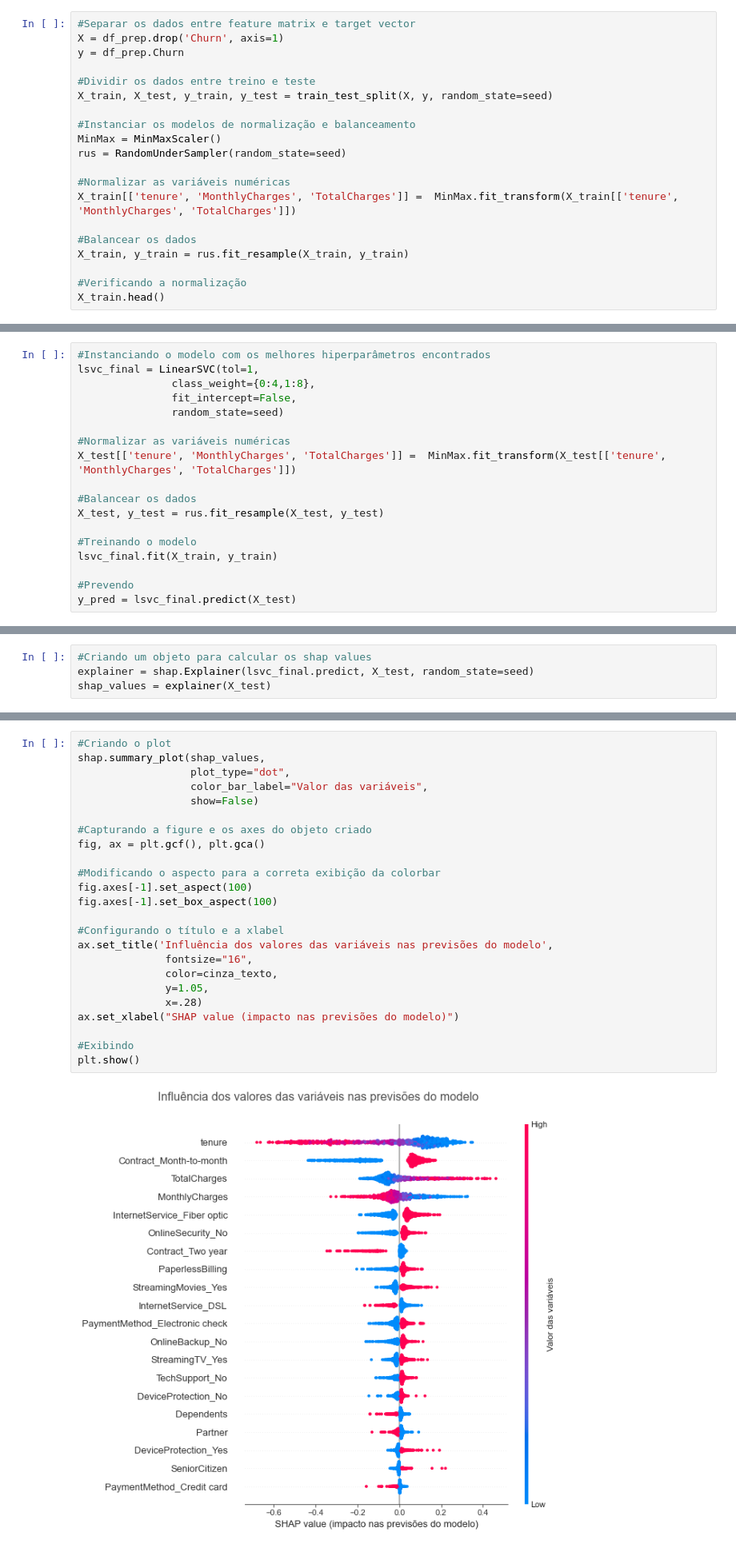
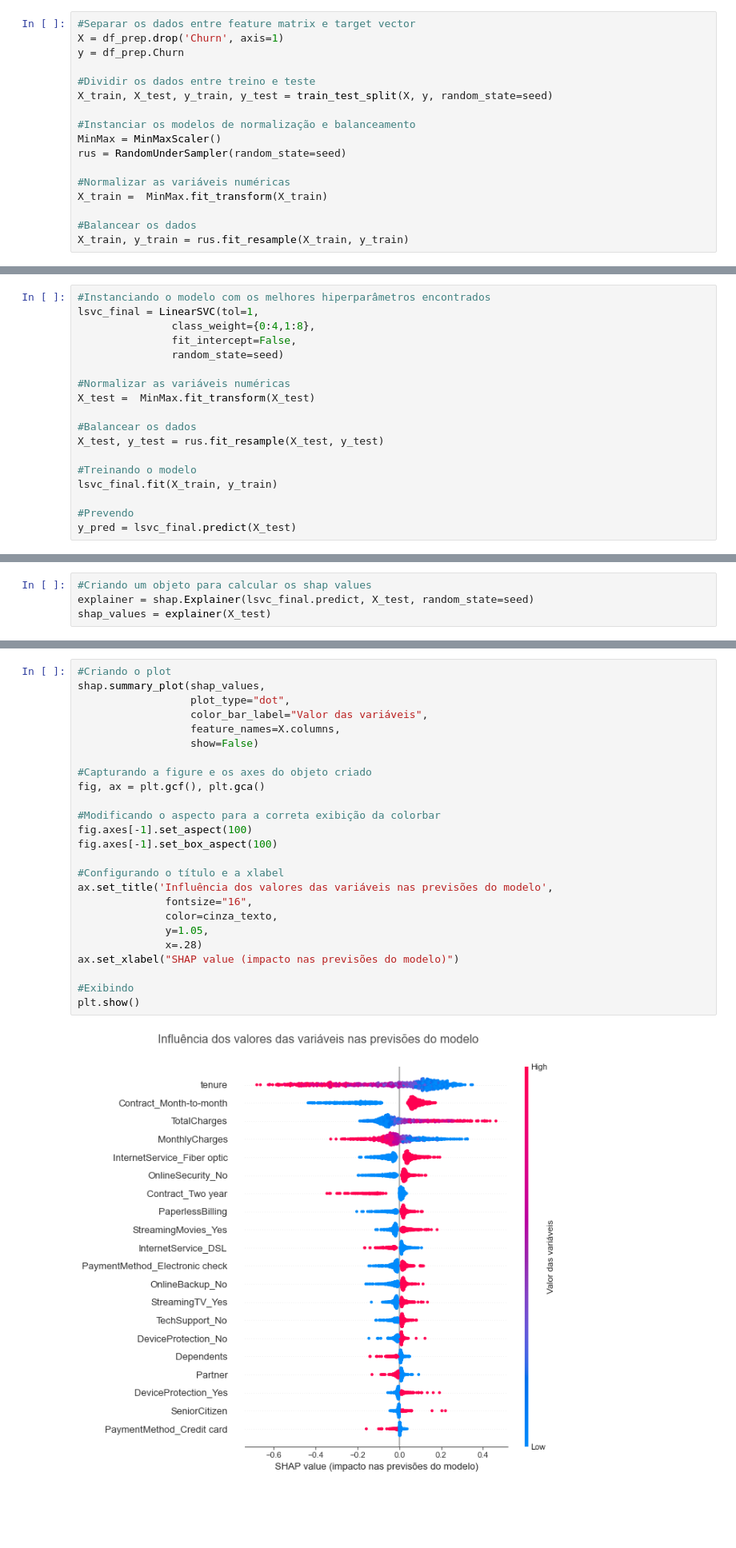
Before and after one commit to LuisCSGuimaraes/ChurnPrediction, a Jupyter notebook: Notebook/Churn Prediction.ipynb, the cells around one changed output, grey strips where cells are left out. Shown at 80% size. Drawn from its saved outputs; the diff is of its cells as text; blank space fills up the shorter version.

```diff
--- a/Notebook/Churn Prediction.ipynb
+++ b/Notebook/Churn Prediction.ipynb
@@ -1444,10 +1444,7 @@ MinMax = MinMaxScaler()
 rus = RandomUnderSampler(random_state=seed)
 
 #Normalizar as variáveis numéricas
-X_train[['tenure', 'MonthlyCharges', 'TotalCharges']] =  MinMax.fit_transform(X_train[['tenure', 'MonthlyCharges', 'TotalCharges']])
+X_train =  MinMax.fit_transform(X_train)
 
 #Balancear os dados
 X_train, y_train = rus.fit_resample(X_train, y_train)
-
-#Verificando a normalização
-X_train.head()
@@ -2113,7 +2102,7 @@ lsvc_final = LinearSVC(tol=1,
                random_state=seed)
 
 #Normalizar as variáveis numéricas
-X_test[['tenure', 'MonthlyCharges', 'TotalCharges']] =  MinMax.fit_transform(X_test[['tenure', 'MonthlyCharges', 'TotalCharges']])
+X_test =  MinMax.fit_transform(X_test)
 
 #Balancear os dados
 X_test, y_test = rus.fit_resample(X_test, y_test)
@@ -2169,29 +2159,30 @@ Para complementar, vamos ver como os **valores** das variáveis influenciaram ne
 # %%
 #Criando o plot
 shap.summary_plot(shap_values,
                   plot_type="dot",
                   color_bar_label="Valor das variáveis",
+                  feature_names=X.columns,
                   show=False)
 
 #Capturando a figure e os axes do objeto criado
 fig, ax = plt.gcf(), plt.gca()
 
 #Modificando o aspecto para a correta exibição da colorbar
 fig.axes[-1].set_aspect(100)
 fig.axes[-1].set_box_aspect(100)
 
 #Configurando o título e a xlabel
 ax.set_title('Influência dos valores das variáveis nas previsões do modelo',
               fontsize="16",
               color=cinza_texto,
               y=1.05,
               x=.28)
 ax.set_xlabel("SHAP value (impacto nas previsões do modelo)")
 
 #Exibindo
 plt.show()
 # %% [output]
-[figure, old version]
+[figure, new version]
 # %% [markdown]
 Para interpretarmos o *plot* acima precisamos entender o que cada informação significa:
 
```
Also changed, not shown: parts of 2 cells of this notebook.
